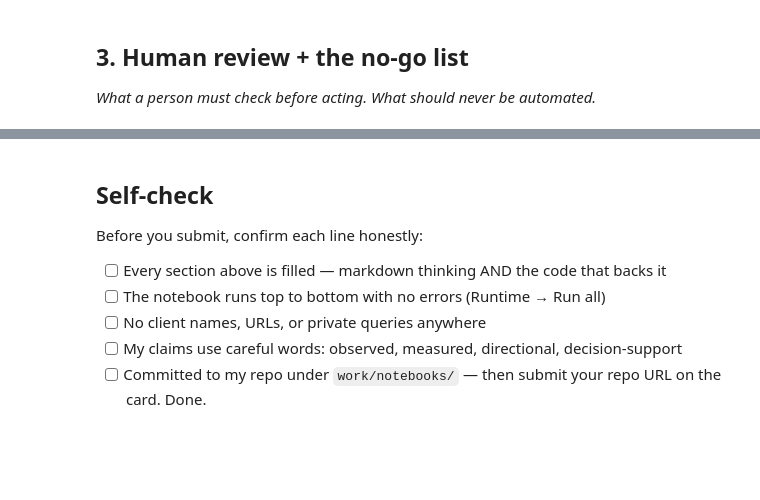
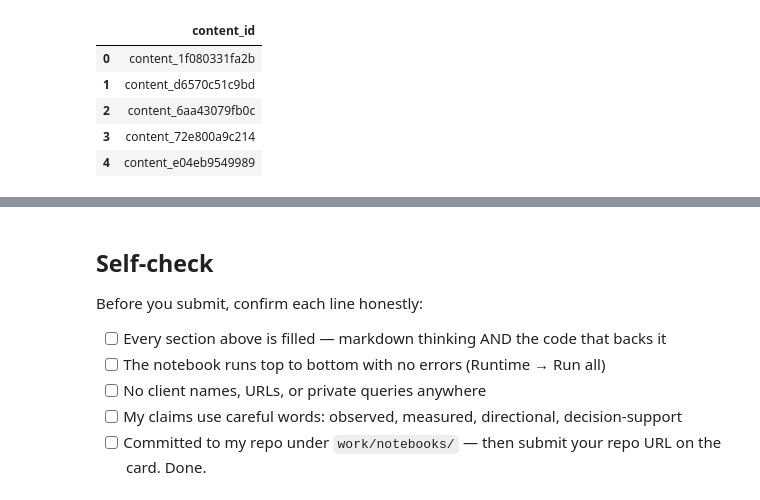
Before and after one commit to k9Sx3CC/01_first_look_and_discovery.ipynb, a Jupyter notebook: work/notebooks/w07_action_playbook.ipynb, the cells around one changed output, grey strips where cells are left out. Cells and saved outputs as stored; diff of their text form; code cells hidden in the pictures; blank space fills up the shorter version.

```diff
--- a/work/notebooks/w07_action_playbook.ipynb
+++ b/work/notebooks/w07_action_playbook.ipynb
@@ -20,7 +116,11 @@ This skeleton is yours to fill. Work the sections **in order** — each one has
 # %%
 # This cell is for CODE (numbers, a query, a check).
 # Write your text answer in the cell ABOVE this one — typing sentences here breaks Run All.
+queue[["content_id"]].head()
+# %% [output]
+|  | content_id |
+| 0 | content_1f080331fa2b |
+| 1 | content_d6570c51c9bd |
+| 2 | content_6aa43079fb0c |
+| 3 | content_72e800a9c214 |
+| 4 | content_e04eb9549989 |
-# %% [markdown]
-## 3. Human review + the no-go list
-
-*What a person must check before acting. What should never be automated.*
```
Also changed, not shown: parts of 14 cells of this notebook.
